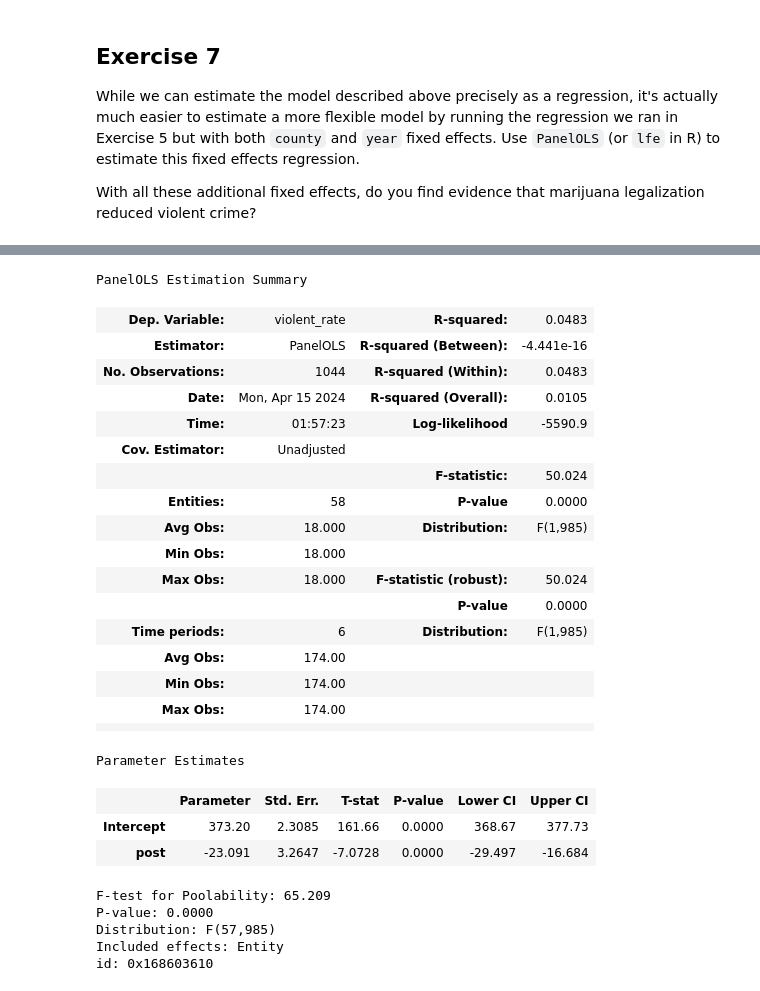
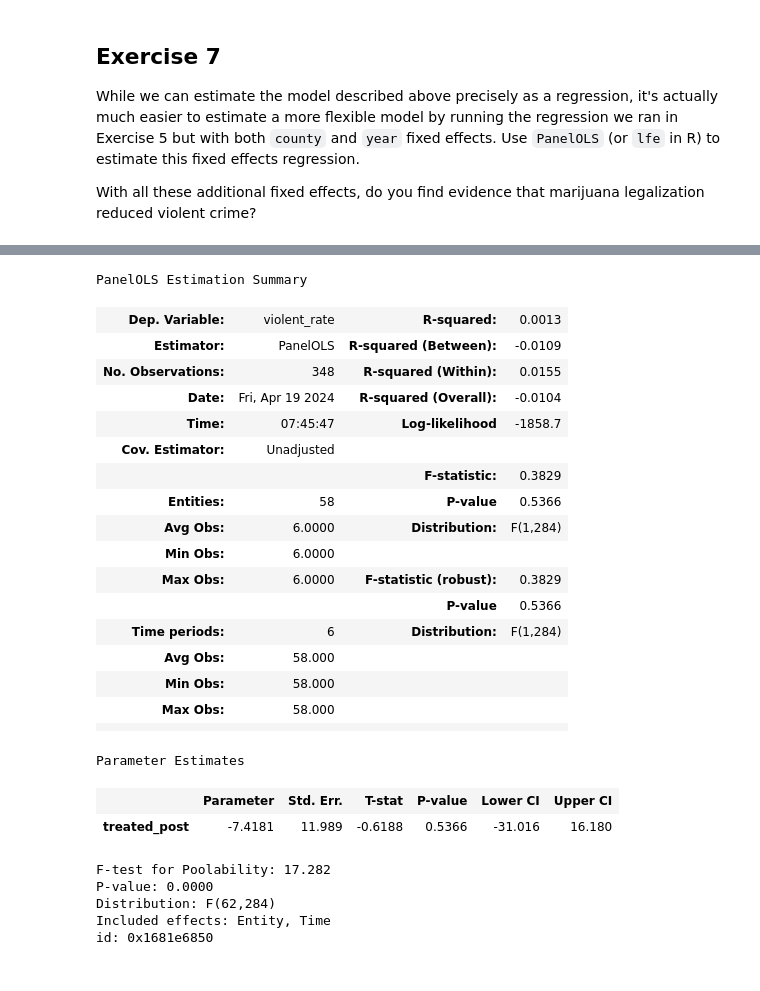
Before and after one commit to BarbaraPFloresRios/IDS701_UnifyingDataScience_CausalInference, a Jupyter notebook: 20240419_ExerciseDiffindiff/exercise_diffindiff.ipynb, the cells around one changed output, grey strips where cells are left out. Drawn from its saved outputs; the diff is of its cells as text; code cells hidden in the pictures.

```diff
--- a/20240419_ExerciseDiffindiff/exercise_diffindiff.ipynb
+++ b/20240419_ExerciseDiffindiff/exercise_diffindiff.ipynb
@@ -92,12 +92,16 @@ arrest_data_07_09["drug_arrest_rate"] = (
     arrest_data_07_09["F_DRUGOFF"] / arrest_data_07_09["total_population"]
 )
 
+arrest_data_07_09 = arrest_data_07_09[["COUNTY", "drug_arrest_rate"]]
 
-arrest_data_07_09["avg_county_drug_arrest_rate_07_09"] = arrest_data_07_09.groupby(
-    "COUNTY"
-)[["drug_arrest_rate"]].transform("mean")
+arrest_data_07_09 = (
+    arrest_data_07_09.groupby("COUNTY")["drug_arrest_rate"]
+    .mean()
+    .rename("avg_county_drug_arrest_rate_07_09")
+)
 
-arrest_data_07_09 = arrest_data_07_09[["COUNTY", "avg_county_drug_arrest_rate_07_09"]]
+
+arrest_data_07_09 = arrest_data_07_09.to_frame().reset_index()
 
 arrest_data = arrest_data.merge(arrest_data_07_09, how="left", on="COUNTY")
 arrest_data
@@ -386,6 +391,9 @@ While we can estimate the model described above precisely as a regression, it's
 
 With all these additional fixed effects, do you find evidence that marijuana legalization reduced violent crime?
 # %%
+arrest_data_subset["treated_post"] = (
+    arrest_data_subset["treated"] * arrest_data_subset["post"]
+)
 arrest_data_subset.set_index(["COUNTY", "YEAR"], inplace=True)
 arrest_data_subset
 # %% [output]
@@ -406,34 +414,33 @@ arrest_data_subset
 # %%
 mod = lm.PanelOLS.from_formula(
-    "violent_rate  ~ 1 +  post +  EntityEffects ",
+    "violent_rate  ~  treated_post +  EntityEffects + TimeEffects ",
     data=arrest_data_subset,
 )
 mod.fit()
 # %% [output]
 PanelOLS Estimation Summary
-| Dep. Variable: | violent_rate | R-squared: | 0.0483 |
-| Estimator: | PanelOLS | R-squared (Between): | -4.441e-16 |
-| No. Observations: | 1044 | R-squared (Within): | 0.0483 |
-| Date: | Mon, Apr 15 2024 | R-squared (Overall): | 0.0105 |
-| Time: | 01:57:23 | Log-likelihood | -5590.9 |
+| Dep. Variable: | violent_rate | R-squared: | 0.0013 |
+| Estimator: | PanelOLS | R-squared (Between): | -0.0109 |
+| No. Observations: | 348 | R-squared (Within): | 0.0155 |
+| Date: | Fri, Apr 19 2024 | R-squared (Overall): | -0.0104 |
+| Time: | 07:45:47 | Log-likelihood | -1858.7 |
 | Cov. Estimator: | Unadjusted |  |  |
-|  |  | F-statistic: | 50.024 |
-| Entities: | 58 | P-value | 0.0000 |
-| Avg Obs: | 18.000 | Distribution: | F(1,985) |
-| Min Obs: | 18.000 |  |  |
-| Max Obs: | 18.000 | F-statistic (robust): | 50.024 |
-|  |  | P-value | 0.0000 |
-| Time periods: | 6 | Distribution: | F(1,985) |
-| Avg Obs: | 174.00 |  |  |
-| Min Obs: | 174.00 |  |  |
-| Max Obs: | 174.00 |  |  |
+|  |  | F-statistic: | 0.3829 |
+| Entities: | 58 | P-value | 0.5366 |
+| Avg Obs: | 6.0000 | Distribution: | F(1,284) |
+| Min Obs: | 6.0000 |  |  |
+| Max Obs: | 6.0000 | F-statistic (robust): | 0.3829 |
+|  |  | P-value | 0.5366 |
+| Time periods: | 6 | Distribution: | F(1,284) |
+| Avg Obs: | 58.000 |  |  |
+| Min Obs: | 58.000 |  |  |
+| Max Obs: | 58.000 |  |  |
 |  |  |  |  |
 Parameter Estimates
 |  | Parameter | Std. Err. | T-stat | P-value | Lower CI | Upper CI |
-| Intercept | 373.20 | 2.3085 | 161.66 | 0.0000 | 368.67 | 377.73 |
-| post | -23.091 | 3.2647 | -7.0728 | 0.0000 | -29.497 | -16.684 |
+| treated_post | -7.4181 | 11.989 | -0.6188 | 0.5366 | -31.016 | 16.180 |
-F-test for Poolability: 65.209
+F-test for Poolability: 17.282
 P-value: 0.0000
-Distribution: F(57,985)
-Included effects: Entity
-id: 0x168603610
+Distribution: F(62,284)
+Included effects: Entity, Time
+id: 0x1681e6850
```
Also changed, not shown: parts of 8 cells of this notebook, 2 other files.
